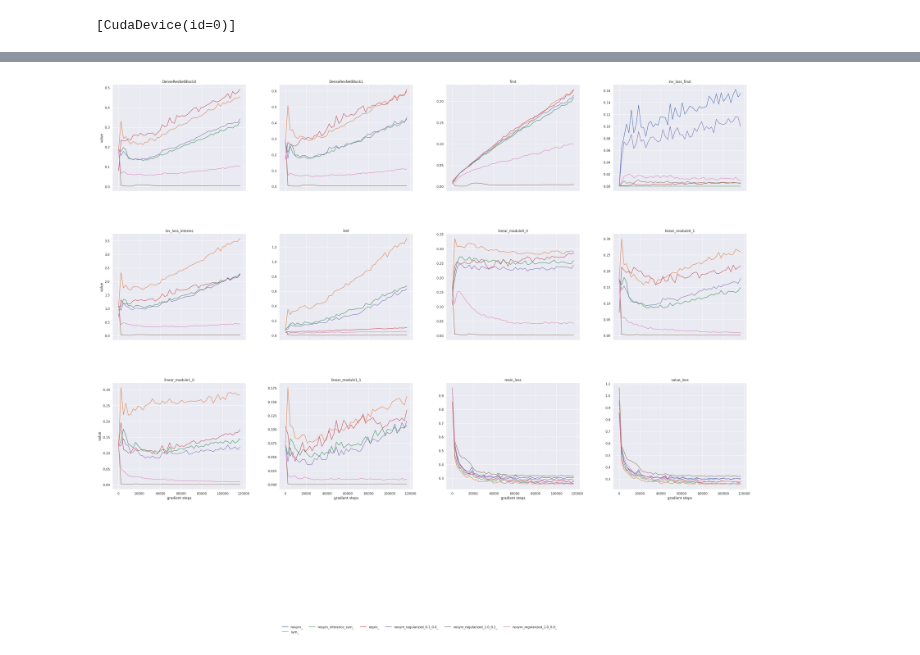
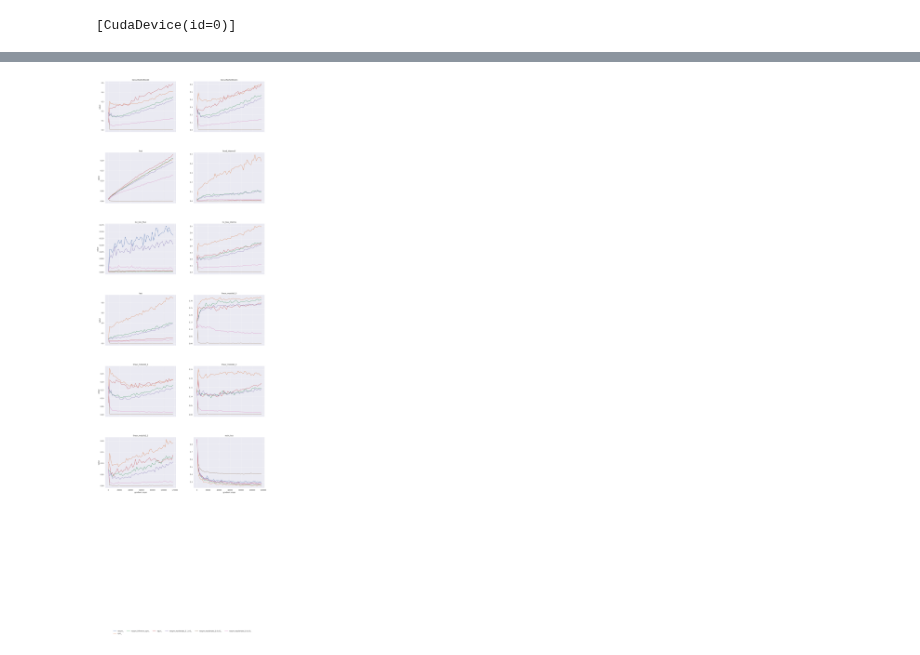
Before and after one commit to Egiob/wss, a Jupyter notebook: wss_connect4.ipynb, the cells around one changed output, grey strips where cells are left out. Saved outputs shown, nothing was run; the diff lists cells and outputs as text; code cells hidden in the pictures.

Commit message:
add last layer

```diff
--- a/wss_connect4.ipynb
+++ b/wss_connect4.ipynb
@@ -151,12 +151,13 @@ def do_epoch(random_key, value_net, opt_state, obs, values, opt, batch_size, alp
 
 @eqx.filter_jit
 def loss_fn(value_net, obs, values, alpha=0.0, interm_alpha=0.0):
-    preds, interms, blocks_interms, first, last = jax.vmap(value_net.forward)(obs)
+    preds, interms, blocks_interms, first, last, head_interms = jax.vmap(value_net.forward)(obs)
 
     # interms is a list of [N, 32]
     # blocks_interms is a list of lists of [N, 32]
     # first a tensor [N, 32]
     # last a tensor [N, 32]
+    # head_interms is a list of [N, 32] (we ignore the last one that is [N, 1] because it is the actual output)
 
     # for i in range(len(interms)):
     #     print(f"interms {i} {interms[i].shape}")
@@ -172,7 +173,7 @@ def loss_fn(value_net, obs, values, alpha=0.0, interm_alpha=0.0):
 
     sym_obs = jnp.flip(obs, axis=2) # obs shape is [N, 6, 7, 2]
 
-    sym_preds, sym_interms, sym_blocks_interms, sym_first, sym_last = jax.vmap(value_net.forward)(sym_obs)
+    sym_preds, sym_interms, sym_blocks_interms, sym_first, sym_last, sym_head_interms = jax.vmap(value_net.forward)(sym_obs)
     inv_loss_final = jnp.mean((preds - sym_preds) ** 2)
 
     # interms loss components store
@@ -186,6 +187,9 @@ def loss_fn(value_net, obs, values, alpha=0.0, interm_alpha=0.0):
         for j in range(len(blocks_interms[i])):
             interms_loss_components[f"linear_module{i}_{j}"] = jnp.mean((blocks_interms[i][j] - sym_blocks_interms[i][j]) ** 2)
             inv_loss_interms += jnp.mean((blocks_interms[i][j] - sym_blocks_interms[i][j]) ** 2)
+    for i in range(len(head_interms)):
+        interms_loss_components[f"head_interms{i}"] = jnp.mean((head_interms[i] - sym_head_interms[i]) ** 2)
+        inv_loss_interms += jnp.mean((head_interms[i] - sym_head_interms[i]) ** 2)
     interms_loss_components["first"] = jnp.mean((first - sym_first) ** 2)
     inv_loss_interms += jnp.mean((first - sym_first) ** 2)
     interms_loss_components["last"] = jnp.mean((last - sym_last) ** 2)
@@ -385,7 +389,7 @@ sns.set_theme()
 plot_df_all = df[df.metric.str.contains("eval")].copy()
 plot_df_all.loc[:, "metric"] = plot_df_all["metric"].str.replace(r"^eval_", "", regex=True)
 
-nrows, ncols = 3, 4
+nrows, ncols = 6, 2
 fig, axes = plt.subplots(
     nrows,
     ncols,
@@ -428,31 +432,31 @@ for i in range(n_plots):
 
     if i == 0:
         legend_handles, legend_labels = ax.get_legend_handles_labels()
         if ax.get_legend() is not None:
             ax.get_legend().remove()
     else:
         if ax.get_legend() is not None:
             ax.get_legend().remove()
 
 for j in range(n_plots, max_plots):
     fig.delaxes(axes[j])
 
 legend_labels_short = []
 legend_labels_suffix = legend_labels[0].split("_")[-1]
 for lab in legend_labels:
     lab = lab.replace(legend_labels_suffix, "")
     legend_labels_short.append(lab)
 
 if legend_handles and legend_labels:
     fig.legend(
         legend_handles,
         legend_labels_short,
         loc="lower center",
         ncol=min(len(legend_labels), 6),
         frameon=False,
         bbox_to_anchor=(0.5, -0.02),
     )
 
 fig.subplots_adjust(bottom=0.22, wspace=0.25, hspace=0.4)
 # %% [output]
-[figure, old version]
+[figure, new version]
```
Also changed, not shown: parts of 2 cells of this notebook, 1 other file.
